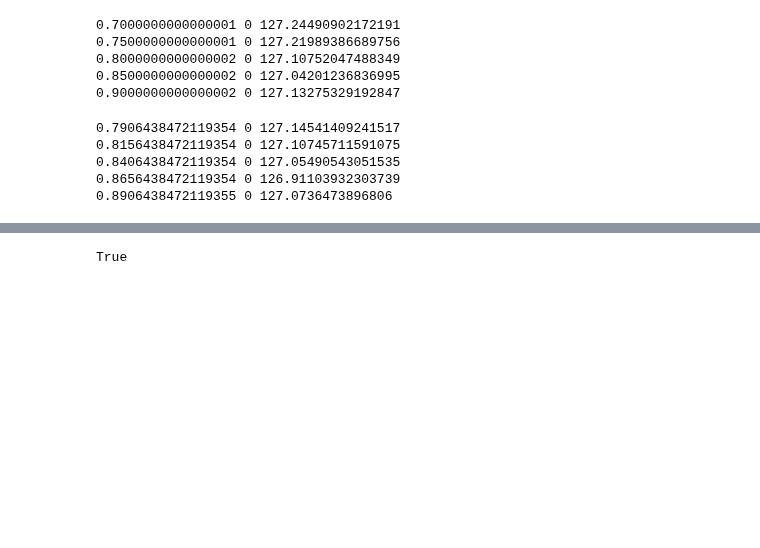
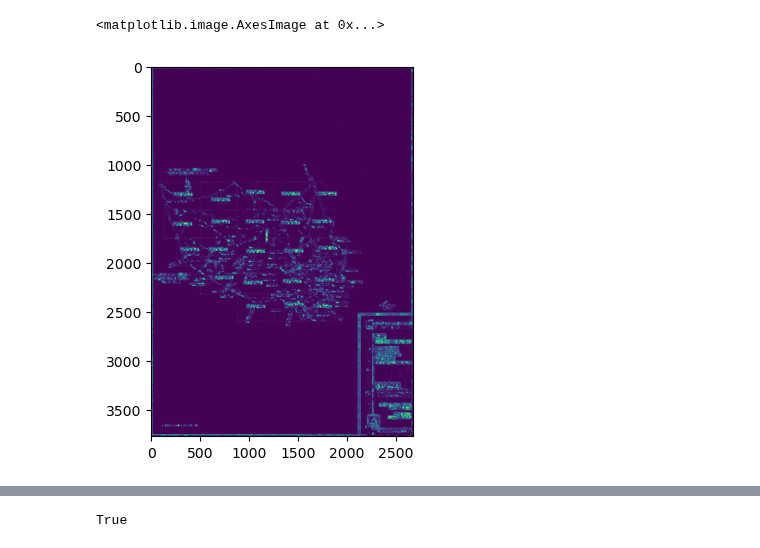
Before and after one commit to f-haces/RECTDNN, a Jupyter notebook: FindCountyBoundingBox_Index.ipynb, the cells around one changed output, grey strips where cells are left out. Saved outputs shown, nothing was run; the diff lists cells and outputs as text; code cells hidden in the pictures; blank space fills up the shorter version.

```diff
--- a/FindCountyBoundingBox_Index.ipynb
+++ b/FindCountyBoundingBox_Index.ipynb
@@ -78,0 +123,37 @@ Image.fromarray(test_preprocess).save("test.png")
+# %%
+model = torch.load('preprocess.pth').to('cpu')
+# %%
+# Specify the directory path containing the images
+directory = r'data\000_WorkingFiles\HarrisIndexes'
+
+# Specify the list of file extensions of the images (e.g., ['.jpg', '.png'])
+file_extensions = ['.jpg', '.png', '.tif']
+
+# Get the list of image file paths
+image_paths = []
+for extension in file_extensions:
+    image_paths.extend(glob.glob(os.path.join(directory, '*' + extension)))
+# %%
+   transform = transforms.Compose([
+    transforms.PILToTensor()
+])
+
+prepped_images = []
+
+# Loop through the image paths
+for image_path in image_paths:
+    # Process each image path
+    print("Processing image:", image_path)
+    image = Image.open(image_path)
+    # image = preprocess_image_good(image)
+    image = transform(image).float().to("cpu")
+    image = model(image)
+    image = image.detach().cpu().numpy().squeeze()
+
+    # bott, top = np.percentile(image, [10, 90])
+
+    # image = 255 * (image - bott) / (top - bott)
+    image = image.astype(np.uint8)
+
+    prepped_images.append(image_path[:-4] + f"_prep.tif")
+    cv2.imwrite(image_path[:-4] + f"_prep.tif", image)
@@ -79,3 +171,14 @@ Image.fromarray(test_preprocess).save("test.png")
+# %%
+for image_path in prepped_images:
+    print("Processing image:", image_path)
+    image = Image.open(image_path)
+
+    bott, top = np.percentile(image, [1, 99])
+    image = 255 * (image - bott) / (top - bott)
+    image = image.astype(np.uint8)
+# %% [output]
+<matplotlib.image.AxesImage at 0x...>
+[figure, added]
 # %%
 class ReturnValues:
     def __init__(self, _result, _mask, _rotated_template, _scale, _angle):
@@ -180,16 +285,3 @@ def wrapSearch(initial_guess, perturbance, retall=True):
     if not retall:
         return postprocess[3]
     return postprocess
-# %%
-x, y, br, rescale_factor = wrapSearch(wrapSearch(0.8, 0.1, retall=False), 0.05)
-# %% [output]
-0.7000000000000001 0 127.24490902172191
-0.7500000000000001 0 127.21989386689756
-0.8000000000000002 0 127.10752047488349
-0.8500000000000002 0 127.04201236836995
-0.9000000000000002 0 127.13275329192847
-0.7906438472119354 0 127.14541409241517
-0.8156438472119354 0 127.10745711591075
-0.8406438472119354 0 127.05490543051535
-0.8656438472119354 0 126.91103932303739
-0.8906438472119355 0 127.0736473896806
```
Also changed, not shown: parts of 8 cells of this notebook, 1 other file.
